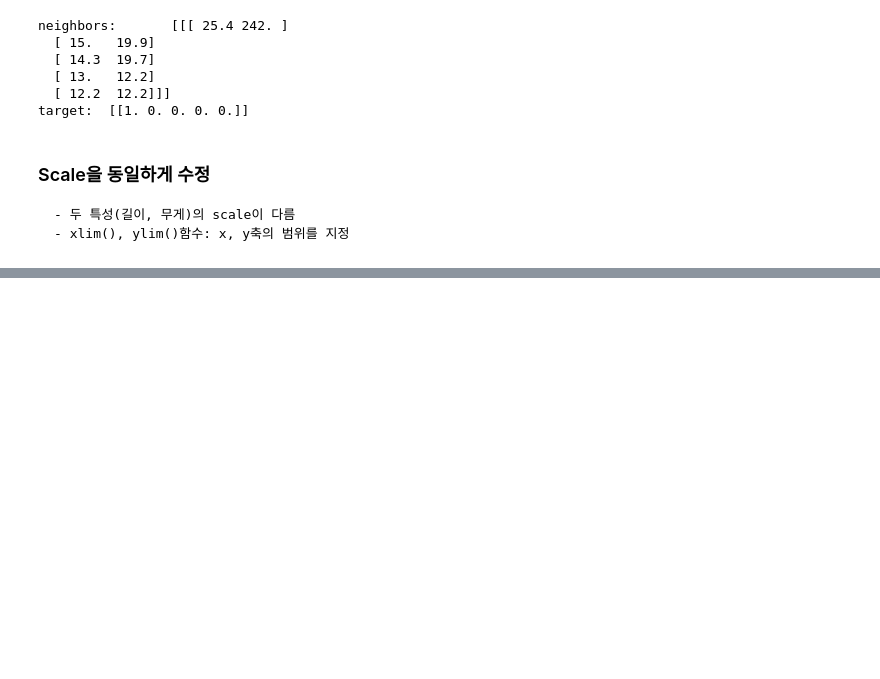
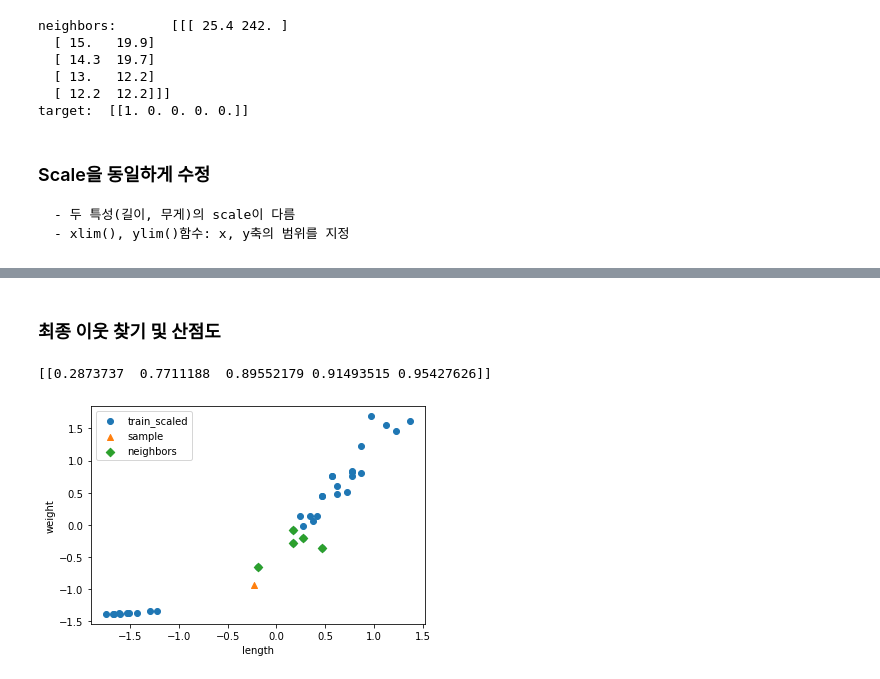
Before and after one commit to qud0511/Machine-Learning, a Jupyter notebook: ML02.ipynb, the cells around one changed output, grey strips where cells are left out. Saved outputs shown, nothing was run; the diff lists cells and outputs as text; code cells hidden in the pictures; blank space fills up the shorter version.

```diff
--- a/ML02.ipynb
+++ b/ML02.ipynb
@@ -376,0 +467,21 @@ target:  [[1. 0. 0. 0. 0.]]
+# %% [markdown]
+### 최종 이웃 찾기 및 산점도
+# %%
+#	표준 점수로 변경된 샘플 데이터의 이웃 찾기 및 산점도
+distances, indexes = kn.kneighbors([new])
+print(distances)
+
+plt.scatter(train_scaled[:,	0],	train_scaled[:,	1],	label='train_scaled')
+plt.scatter(new[0],	new[1],	marker='^'
+,	label='sample')
+plt.scatter(train_scaled[indexes,	0],	train_scaled[indexes,	1],
+marker='D',	label='neighbors')
+plt.xlabel('length')
+plt.ylabel('weight')
+plt.legend()
+plt.show()
+
+# 샘플 데이터(25cm, 150g)에 가장 가까운 이웃들은 도미
+# %% [output]
+[[0.2873737  0.7711188  0.89552179 0.91493515 0.95427626]]
+[figure, added]
```
Also changed, not shown: parts of 9 cells of this notebook, 1 other file.
